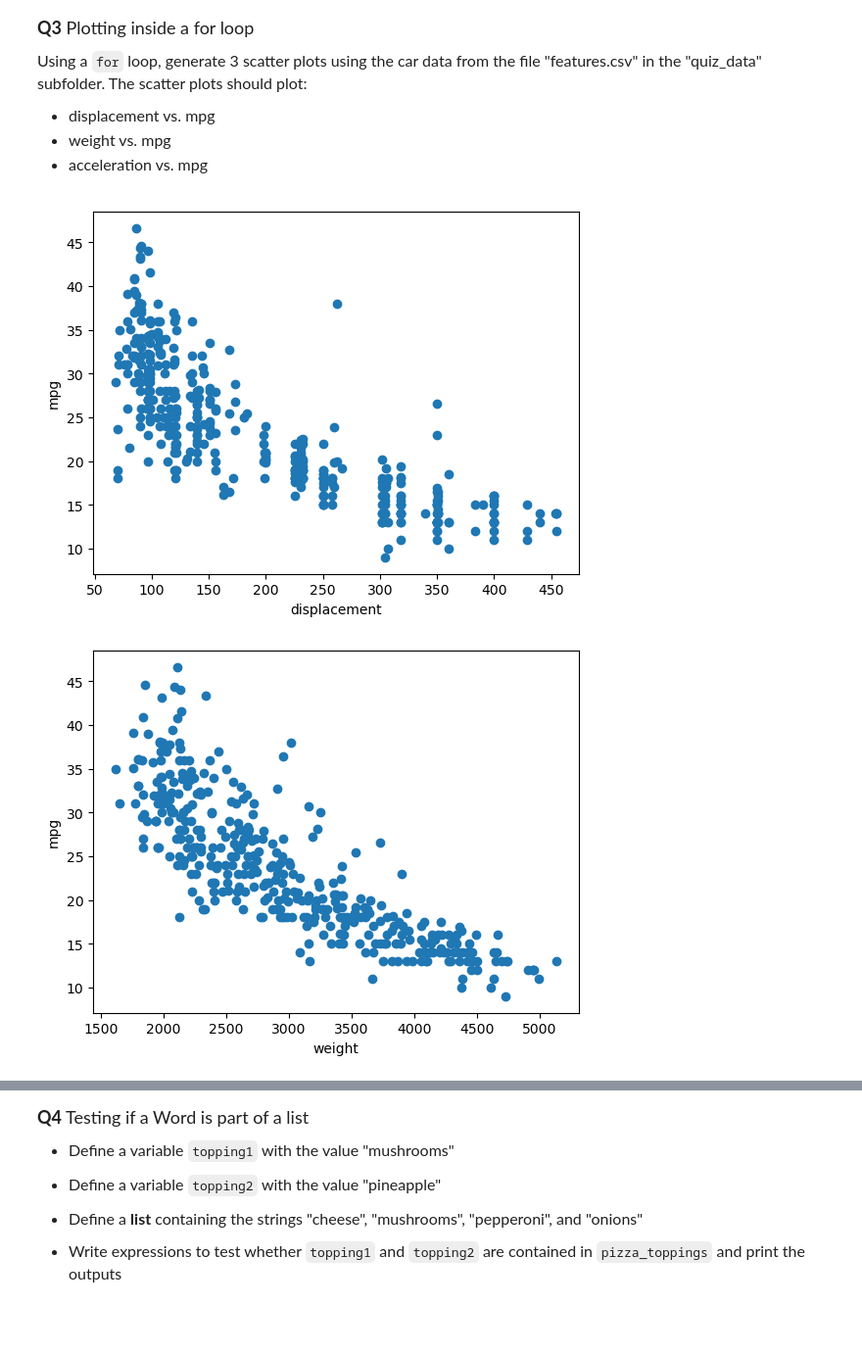
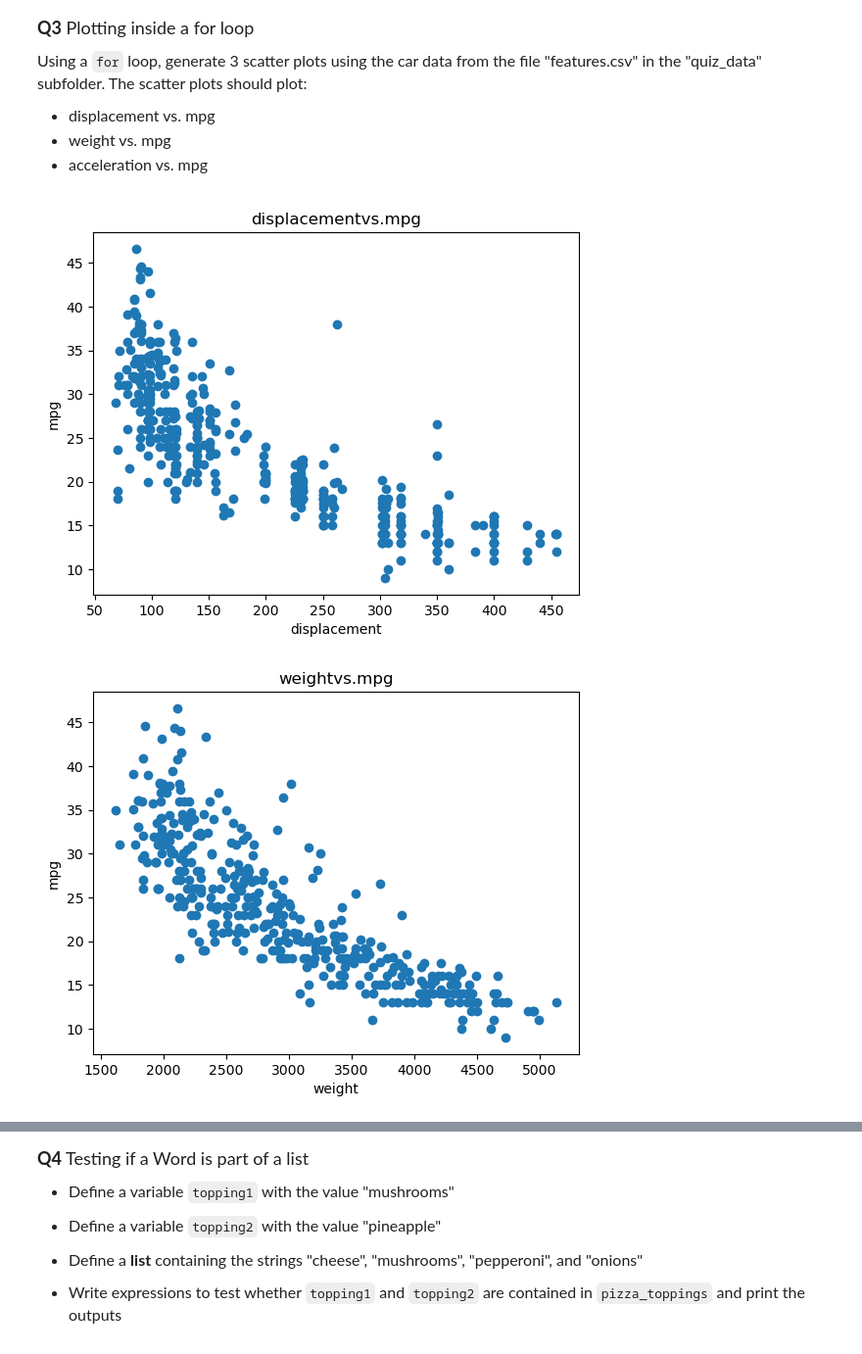
Before and after one commit to yjprk/datasci151spring2026, a Jupyter notebook: notes/practice_quiz/practice_quiz.ipynb, the cells around one changed output, grey strips where cells are left out. Shown at 98% size. Drawn from its saved outputs; the diff is of its cells as text; code cells hidden in the pictures; blank space fills up the shorter version.

```diff
--- a/notes/practice_quiz/practice_quiz.ipynb
+++ b/notes/practice_quiz/practice_quiz.ipynb
@@ -127,15 +122,16 @@ Using a `for` loop, generate 3 scatter plots using the car data from the file "f
 # %%
 # your code here
 import pandas as pd
 import matplotlib.pyplot as plt
 features = pd.read_csv("quiz_data/features.csv")
-
+y="mpg"
 plot_category = ("displacement", "weight", "acceleration")
 for sctrplt in plot_category:
-    plt.scatter(x=features[sctrplt], y=features["mpg"])
+    plt.scatter(x=features[sctrplt], y=features[y])
     plt.xlabel(sctrplt)
     plt.ylabel("mpg")
+    plt.title(sctrplt + "vs." + y)
     plt.show()
 # %% [output]
-[figure, old version]
+[figure, new version]
-[figure, old version]
+[figure, new version]
```
Also changed, not shown: parts of 3 cells of this notebook, 2 other files.
